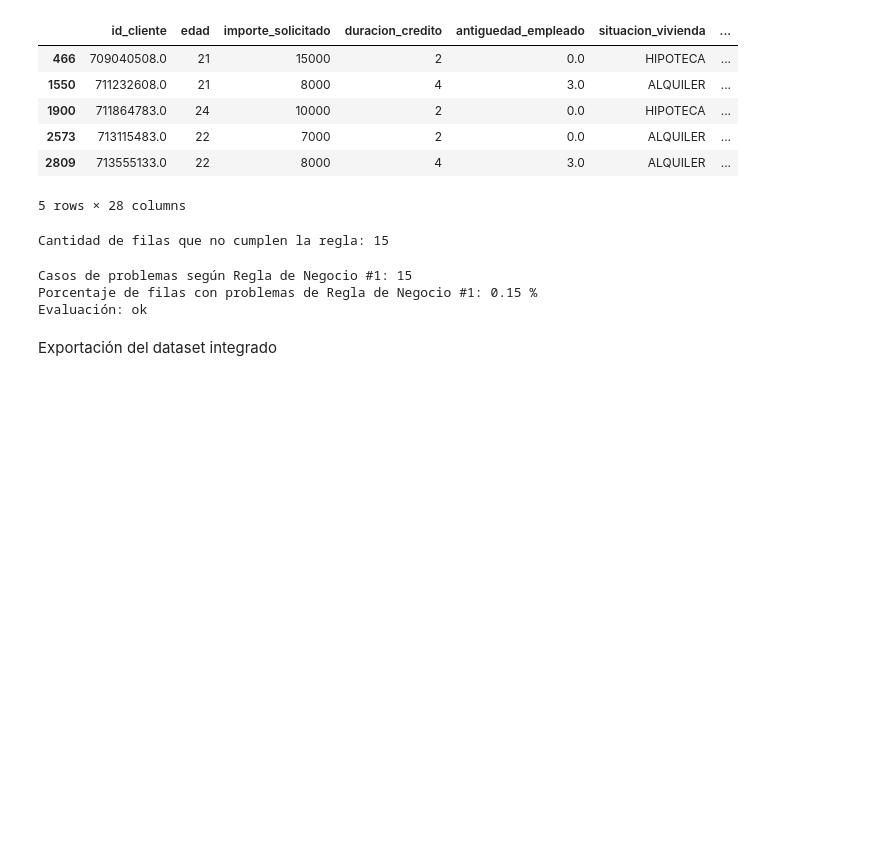
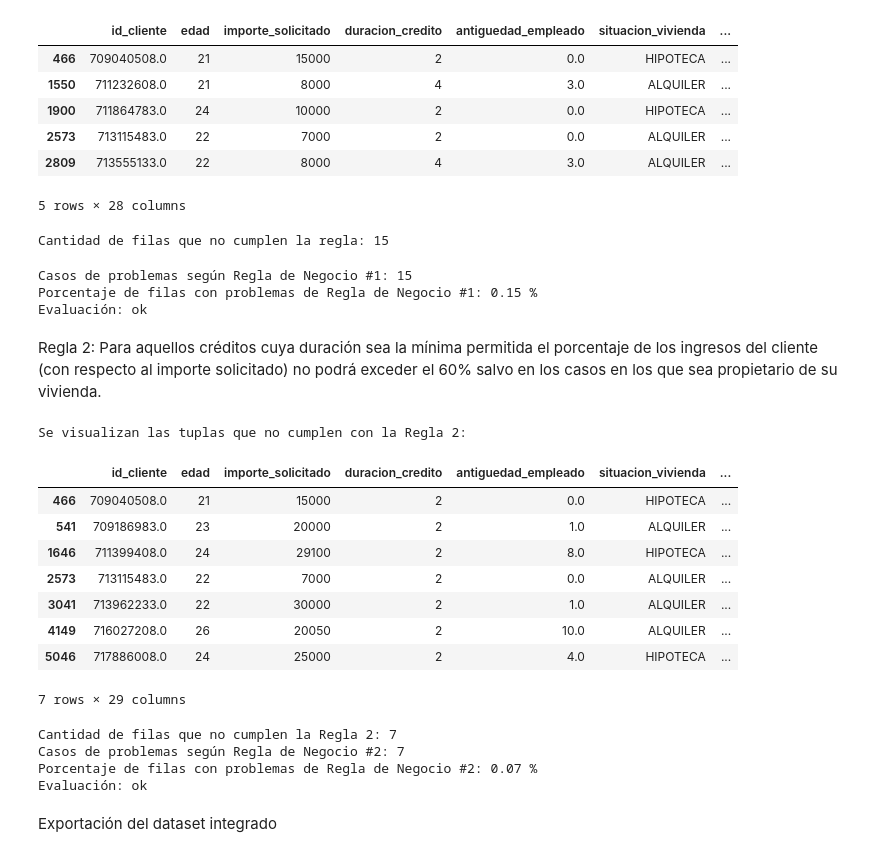
Before and after one commit to SammyDB/13MBID-ABR24-25-SMDLCB, a Jupyter notebook: notebooks/02_Comprension-Datos/CD03-Verificacion-calidad.ipynb, the cells around one changed output. Cells and saved outputs as stored; diff of their text form; code cells hidden in the pictures; blank space fills up the shorter version.

```diff
--- a/notebooks/02_Comprension-Datos/CD03-Verificacion-calidad.ipynb
+++ b/notebooks/02_Comprension-Datos/CD03-Verificacion-calidad.ipynb
@@ -785,6 +803,68 @@ calcular_evaluacion_regla_1()
 Casos de problemas según Regla de Negocio #1: 15
 Porcentaje de filas con problemas de Regla de Negocio #1: 0.15 %
 Evaluación: ok
+# %% [markdown]
+Regla 2: Para aquellos créditos cuya duración sea la mínima permitida el porcentaje de los ingresos del cliente (con respecto al importe solicitado) no podrá exceder el 60% salvo en los casos en los que sea propietario de su vivienda.
+# %%
+
+# Definir la función para la Regla 2
+def regla_duracion_minima_credito(row, duracion_minima):
+    duracion_credito = row.duracion_credito
+    pct_ingreso = row.pct_ingreso
+    situacion_vivienda = row.situacion_vivienda  # Verificar si la situación de vivienda es 'propia'
+
+    if duracion_credito == duracion_minima:
+        if pct_ingreso > 0.6 and situacion_vivienda != 'PROPIA':
+            # Es un error, no cumple la regla definida
+            return 'err'
+        else:
+            return 'ok'
+    else:
+        return 'ok'
+
+# Aplicar la función para todos los elementos del dataset
+duracion_minima_permitida = 2  # Supón que la duración mínima permitida es 2
+regla_duracion_minima = df_integrado.apply(lambda row: regla_duracion_minima_credito(row, duracion_minima_permitida), axis=1).rename("regla_duracion_minima")
+
+# Unir los resultados al dataset inicial
+df_resultado = pd.concat([df_resultado, regla_duracion_minima], axis=1)
+
+# Visualizar los datos que no cumplen con la Regla 2
+print("Se visualizan las tuplas que no cumplen con la Regla 2:")
+display(df_resultado[df_resultado.regla_duracion_minima == 'err'])
+
+# Verificar la cantidad de elementos que no cumplen
+aux2 = df_resultado[df_resultado.regla_duracion_minima == 'err']
+print(f"Cantidad de filas que no cumplen la Regla 2: {aux2.shape[0]}")
+
+def calcular_evaluacion_regla_2():
+    cant_problemas = aux2.shape[0]  # Se calcula sobre el inicio (foco)
+    print(f"Casos de problemas según Regla de Negocio #2: {cant_problemas}")
+
+    indicador = (cant_problemas / cantidad_filas_creditos)
+    print(f"Porcentaje de filas con problemas de Regla de Negocio #2: {round(indicador * 100, 2)} %")
+
+    if indicador > REGLAS_NEGOCIO:
+        print('Evaluación: no cumplimiento')
+    else:
+        print('Evaluación: ok')
+
+calcular_evaluacion_regla_2()
+# %% [output]
+Se visualizan las tuplas que no cumplen con la Regla 2:
+|  | id_cliente | edad | importe_solicitado | duracion_credito | antiguedad_empleado | situacion_vivienda | ... |
+| 466 | 709040508.0 | 21 | 15000 | 2 | 0.0 | HIPOTECA | ... |
+| 541 | 709186983.0 | 23 | 20000 | 2 | 1.0 | ALQUILER | ... |
+| 1646 | 711399408.0 | 24 | 29100 | 2 | 8.0 | HIPOTECA | ... |
+| 2573 | 713115483.0 | 22 | 7000 | 2 | 0.0 | ALQUILER | ... |
+| 3041 | 713962233.0 | 22 | 30000 | 2 | 1.0 | ALQUILER | ... |
+| 4149 | 716027208.0 | 26 | 20050 | 2 | 10.0 | ALQUILER | ... |
+| 5046 | 717886008.0 | 24 | 25000 | 2 | 4.0 | HIPOTECA | ... |
+7 rows × 29 columns
+Cantidad de filas que no cumplen la Regla 2: 7
+Casos de problemas según Regla de Negocio #2: 7
+Porcentaje de filas con problemas de Regla de Negocio #2: 0.07 %
+Evaluación: ok
 # %% [markdown]
 Exportación del dataset integrado
 # %%
```
Also changed, not shown: parts of 1 cell of this notebook, 1 other file.
